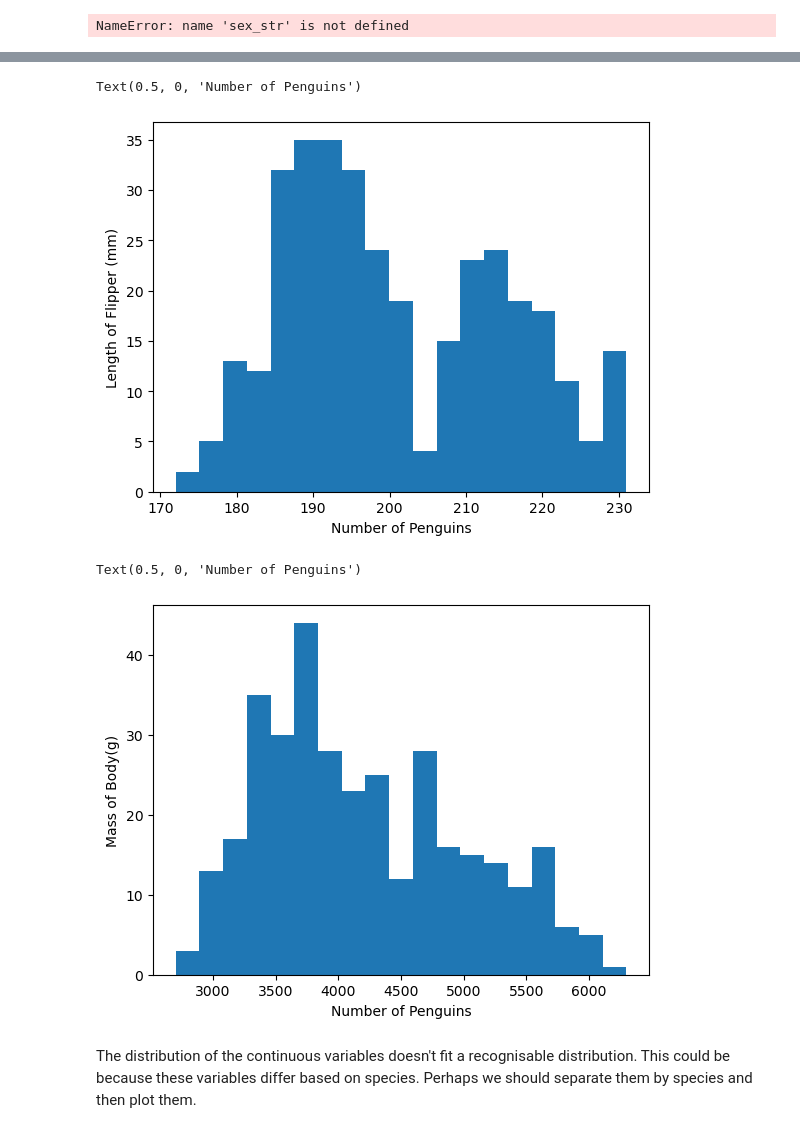
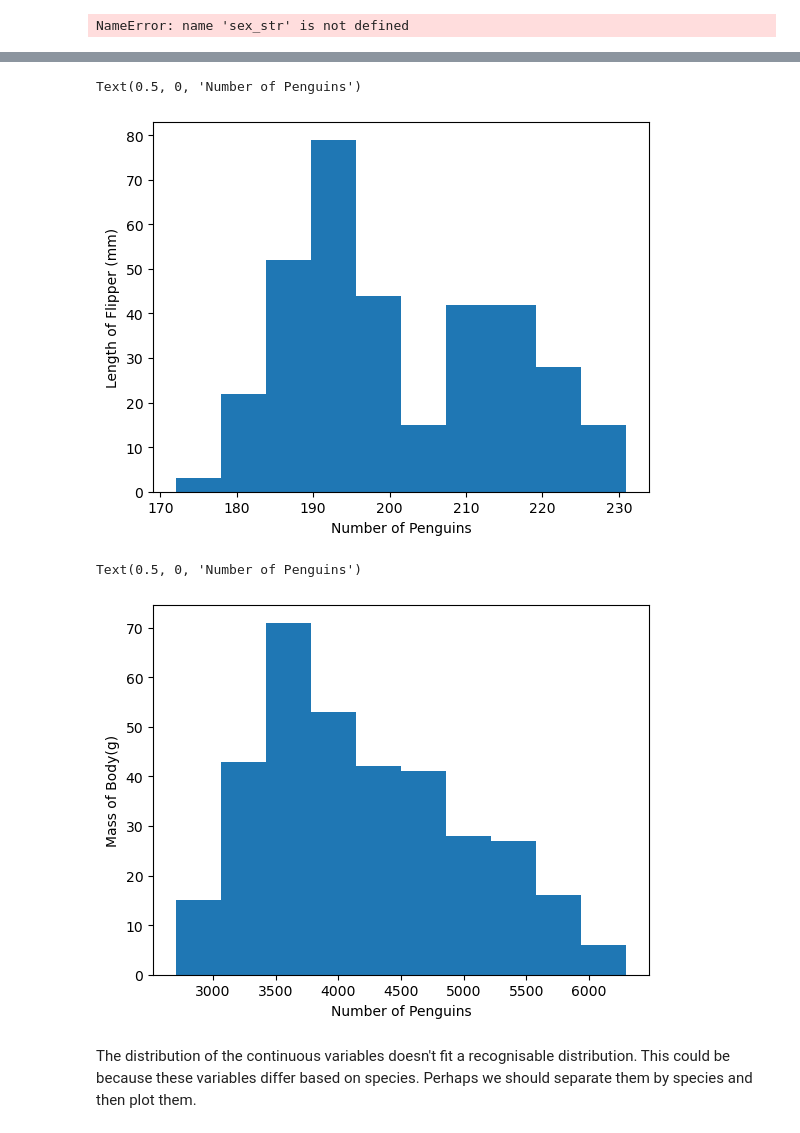
Before and after one commit to Kevin002023/FODA, a Jupyter notebook: tasks.ipynb, the cells around one changed output, grey strips where cells are left out. Saved outputs shown, nothing was run; the diff lists cells and outputs as text; code cells hidden in the pictures.

```diff
--- a/tasks.ipynb
+++ b/tasks.ipynb
@@ -276,17 +280,17 @@ Text(0.5, 0, 'Number of Penguins')
 # %%
-plt.hist(flip_len, 19)
+plt.hist(flip_len, 10)
 plt.ylabel("Length of Flipper (mm)")
 plt.xlabel("Number of Penguins")
 # %% [output]
 Text(0.5, 0, 'Number of Penguins')
-[figure, old version]
+[figure, new version]
 # %%
-plt.hist(body_mass, 19)
+plt.hist(body_mass, 10)
 plt.ylabel("Mass of Body(g)")
 plt.xlabel("Number of Penguins")
 # %% [output]
 Text(0.5, 0, 'Number of Penguins')
-[figure, old version]
+[figure, new version]
 # %% [markdown]
 The distribution of the continuous variables doesn't fit a recognisable distribution. This could be because these variables differ based on species. Perhaps we should separate them by species and then plot them.
 # %%
```
Also changed, not shown: parts of 4 cells of this notebook, 1 other file.
